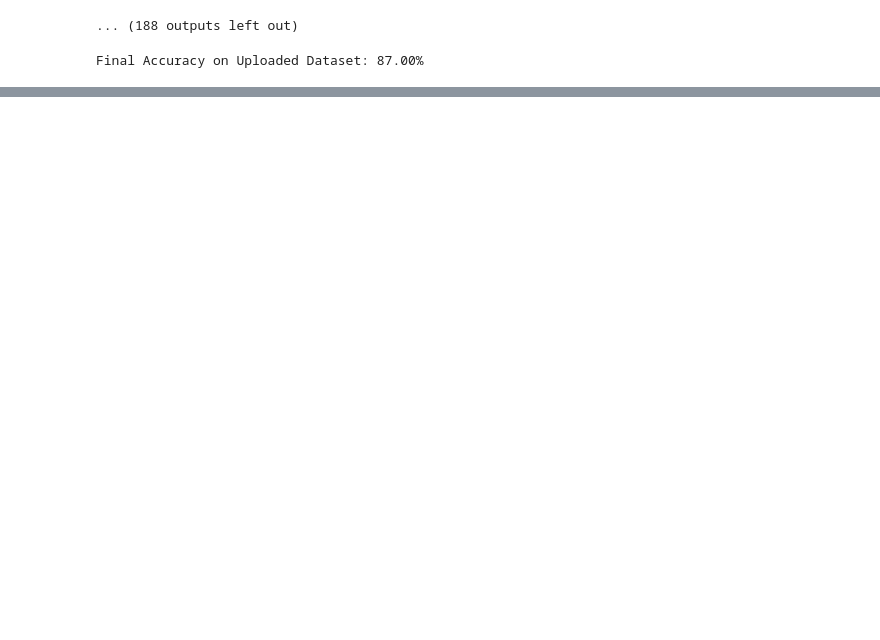
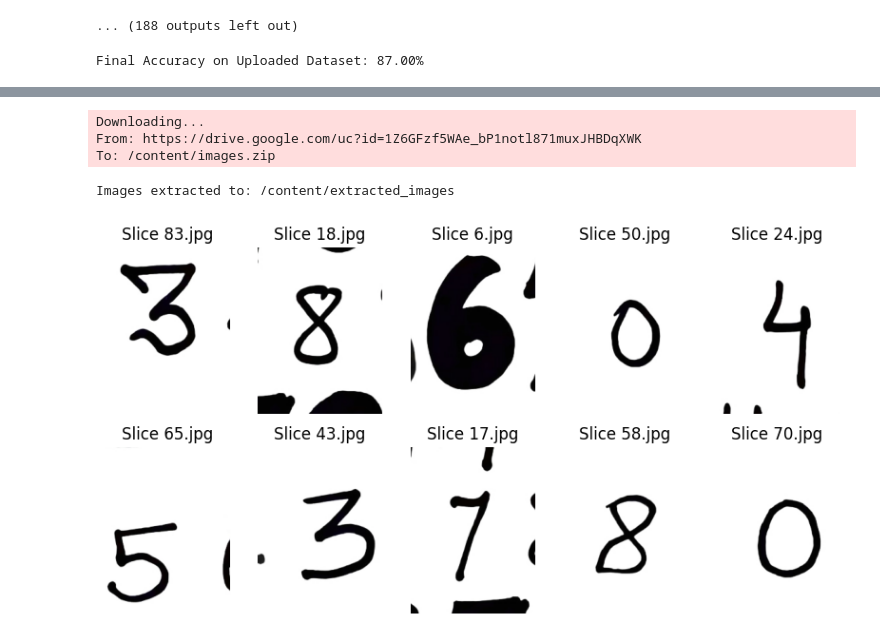
Before and after one commit to Rushil-K/Deep-Learning, a Jupyter notebook: CNN/nmrk2627_CNN_DLM_proj2.ipynb, the cells around one changed output, grey strips where cells are left out. Saved outputs shown, nothing was run; the diff lists cells and outputs as text; code cells hidden in the pictures; blank space fills up the shorter version.

```diff
--- a/CNN/nmrk2627_CNN_DLM_proj2.ipynb
+++ b/CNN/nmrk2627_CNN_DLM_proj2.ipynb
@@ -325,0 +336,43 @@ visualize_predictions(image_folder, model)
+# %%
+import gdown
+import zipfile
+import os
+import matplotlib.pyplot as plt
+
+# Download the ZIP file
+file_id = "1Z6GFzf5WAe_bP1notl871muxJHBDqXWK"
+zip_path = "/content/images.zip"
+gdown.download(f"https://drive.google.com/uc?id={file_id}", zip_path, quiet=False)
+
+
+# Extract ZIP file
+with zipfile.ZipFile(zip_path, 'r') as zip_ref:
+    zip_ref.extractall('/content/extracted_images')
+
+image_folder = '/content/extracted_images'
+print("Images extracted to:", image_folder)
+
+# Function to display extracted images
+def display_extracted_images(folder_path, num_images=10):
+    images = os.listdir(folder_path)[:num_images]
+
+    plt.figure(figsize=(10, 5))
+    for i, img_name in enumerate(images):
+        img_path = os.path.join(folder_path, img_name)
+        img = plt.imread(img_path)
+
+        plt.subplot(2, 5, i+1)
+        plt.imshow(img)
+        plt.title(img_name)  # Show filename
+        plt.axis('off')
+
+    plt.show()
+
+# Show images
+display_extracted_images(image_folder)
+# %% [output]
+Downloading...
+From: https://drive.google.com/uc?id=1Z6GFzf5WAe_bP1notl871muxJHBDqXWK
+To: /content/images.zip
+Images extracted to: /content/extracted_images
+[figure, added]
```
Also changed, not shown: parts of 8 cells of this notebook.
